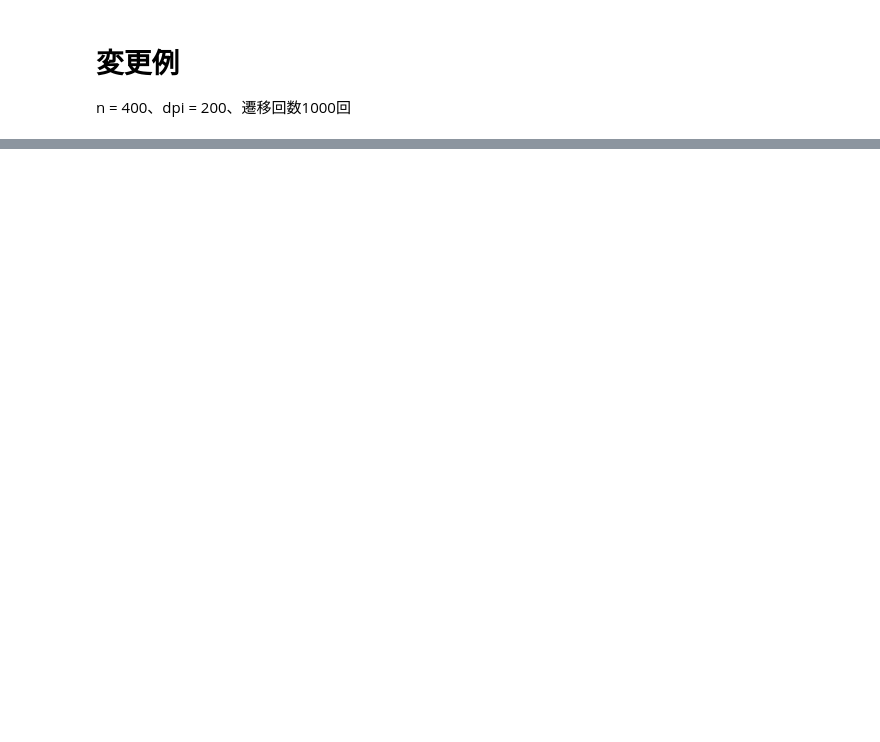
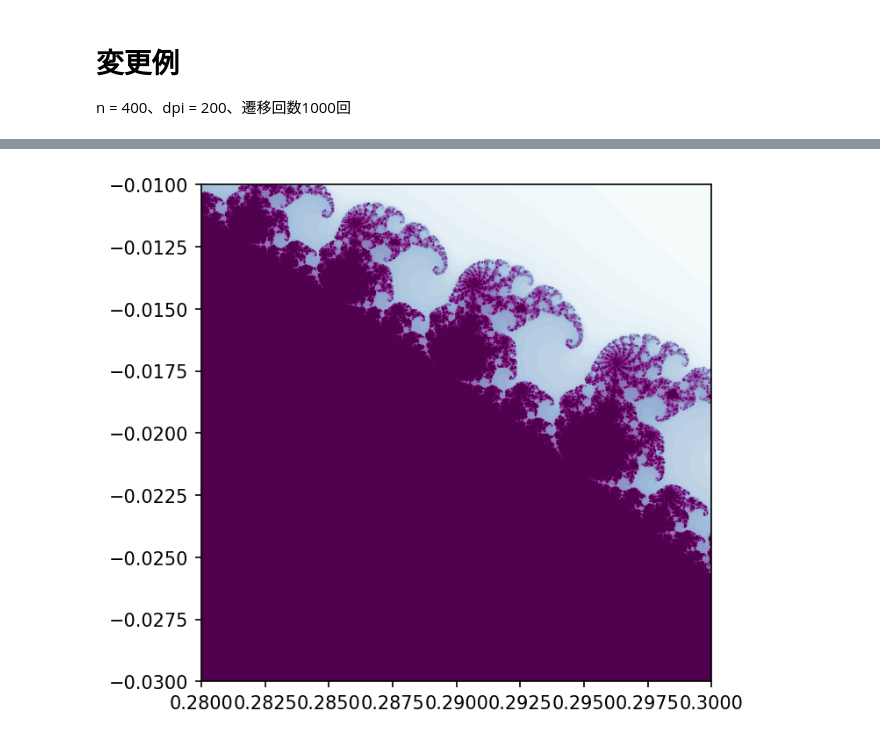
Before and after one commit to oyo-k/book, a Jupyter notebook: JN/chapter16.ipynb, the cells around one changed output, grey strips where cells are left out. Cells and saved outputs as stored; diff of their text form; code cells hidden in the pictures; blank space fills up the shorter version.

```diff
--- a/JN/chapter16.ipynb
+++ b/JN/chapter16.ipynb
@@ -205,7 +244,6 @@ ani.save('Mandelbrot_set.mp4', writer='ffmpeg')
 # %%
-fig = plt.figure(figsize=(10,10),dpi=300)
-plt.contourf(real, # x軸
-    imag, # y軸
-    np.exp(-abs(Z.T)),
-    cmap='magma')
-plt.savefig('m_set.pdf')
+fig = plt.figure(figsize=(5,5),dpi=150)
+plt.contourf(real, imag, np.log(imgd.T), cmap='BuPu',levels=50)
+plt.savefig('m2.pdf')
+# %% [output]
+[figure, added]
```
Also changed, not shown: parts of 3 cells of this notebook, 1 other file.
